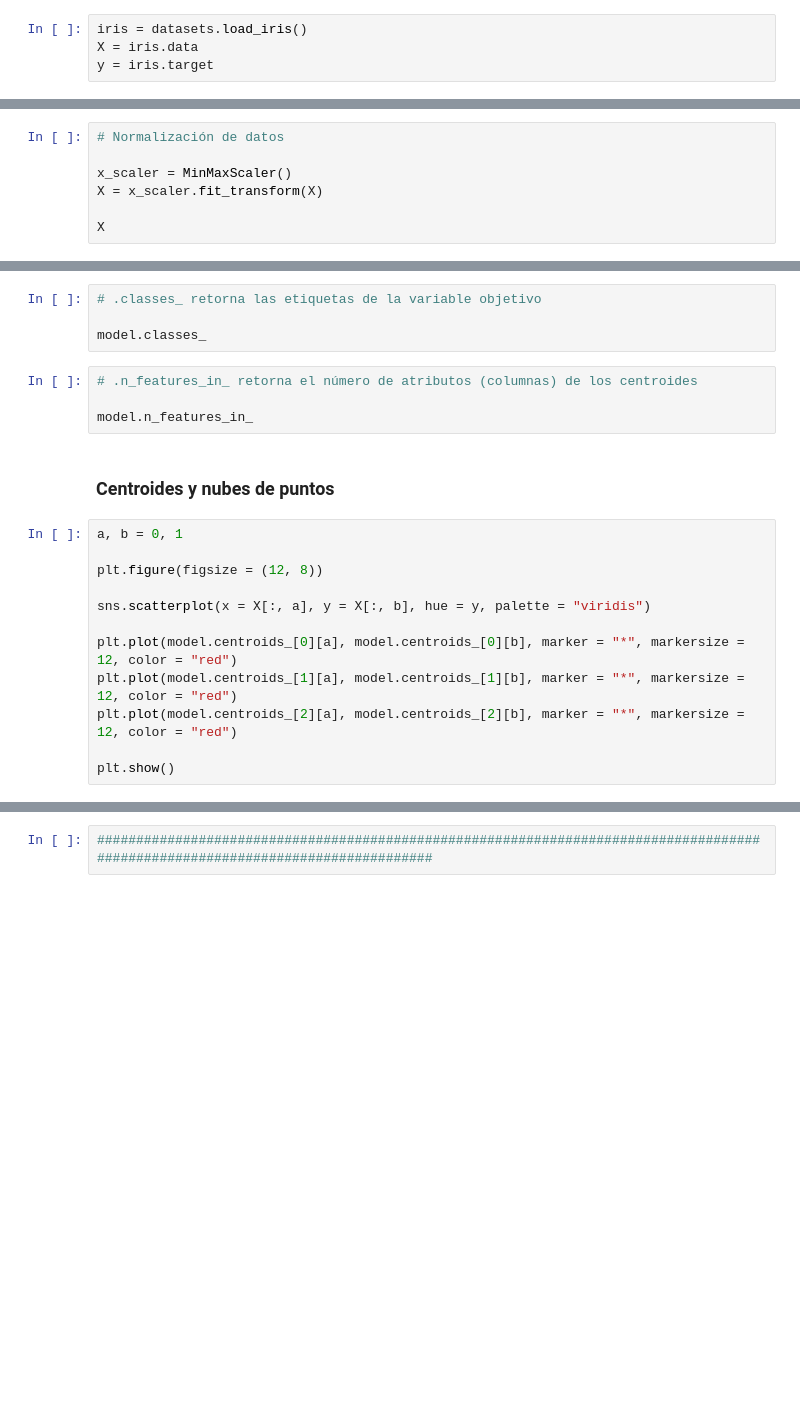
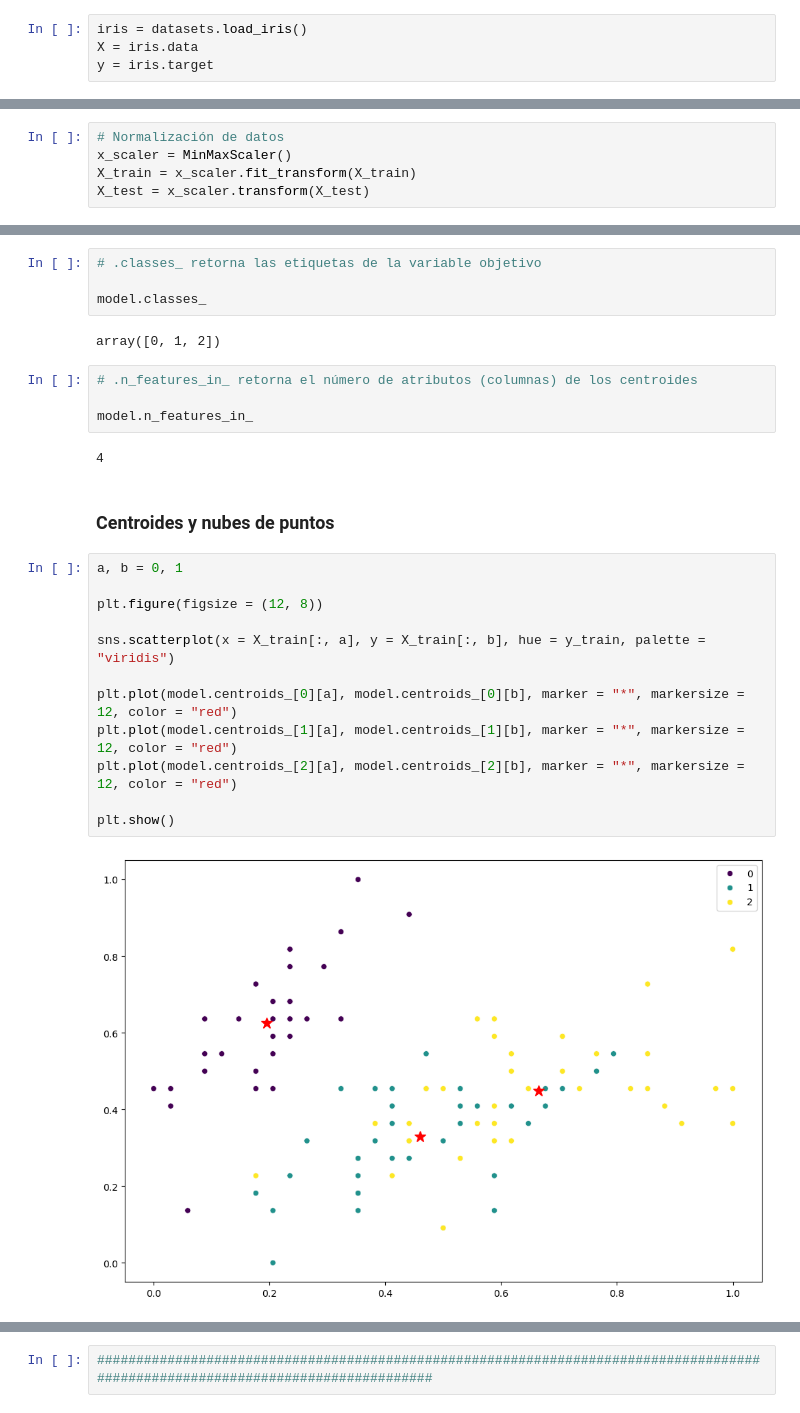
Before and after one commit to Ateibuzena/Data_science, a Jupyter notebook: mod5-machine-learning-deep-learning/03.Clasificadores/11.clasificador_nearest_centroid.ipynb, the cells around one changed output, grey strips where cells are left out. Saved outputs shown, nothing was run; the diff lists cells and outputs as text; blank space fills up the shorter version.

```diff
--- a/mod5-machine-learning-deep-learning/03.Clasificadores/11.clasificador_nearest_centroid.ipynb
+++ b/mod5-machine-learning-deep-learning/03.Clasificadores/11.clasificador_nearest_centroid.ipynb
@@ -32,8 +47 @@ y = iris.target
-# %%
-# Normalización de datos
-
-x_scaler = MinMaxScaler()
-X = x_scaler.fit_transform(X)
-
-X
 # %% [markdown]
@@ -46 +59,6 @@ print(f"X_test: {X_test.shape},  y_test: {y_test.shape}")
+# %%
+# Normalización de datos
+x_scaler = MinMaxScaler()
+X_train = x_scaler.fit_transform(X_train)
+X_test = x_scaler.transform(X_test)
 # %% [markdown]
@@ -95,24 +125,30 @@ model.centroids_
 # .classes_ retorna las etiquetas de la variable objetivo
 
 model.classes_
+# %% [output]
+array([0, 1, 2])
 # %%
 # .n_features_in_ retorna el número de atributos (columnas) de los centroides
 
 model.n_features_in_
+# %% [output]
+4
 # %% [markdown]
-### Centroides y nubes de puntos
+### **Centroides y nubes de puntos**
 # %%
 a, b = 0, 1
 
 plt.figure(figsize = (12, 8))
 
-sns.scatterplot(x = X[:, a], y = X[:, b], hue = y, palette = "viridis")
+sns.scatterplot(x = X_train[:, a], y = X_train[:, b], hue = y_train, palette = "viridis")
 
 plt.plot(model.centroids_[0][a], model.centroids_[0][b], marker = "*", markersize = 12, color = "red")
 plt.plot(model.centroids_[1][a], model.centroids_[1][b], marker = "*", markersize = 12, color = "red")
 plt.plot(model.centroids_[2][a], model.centroids_[2][b], marker = "*", markersize = 12, color = "red")
 
 plt.show()
+# %% [output]
+[figure, added]
 # %%
 for i in range(4):
     for j in range(4):
```
Also changed, not shown: parts of 31 cells of this notebook, 14 other files.
